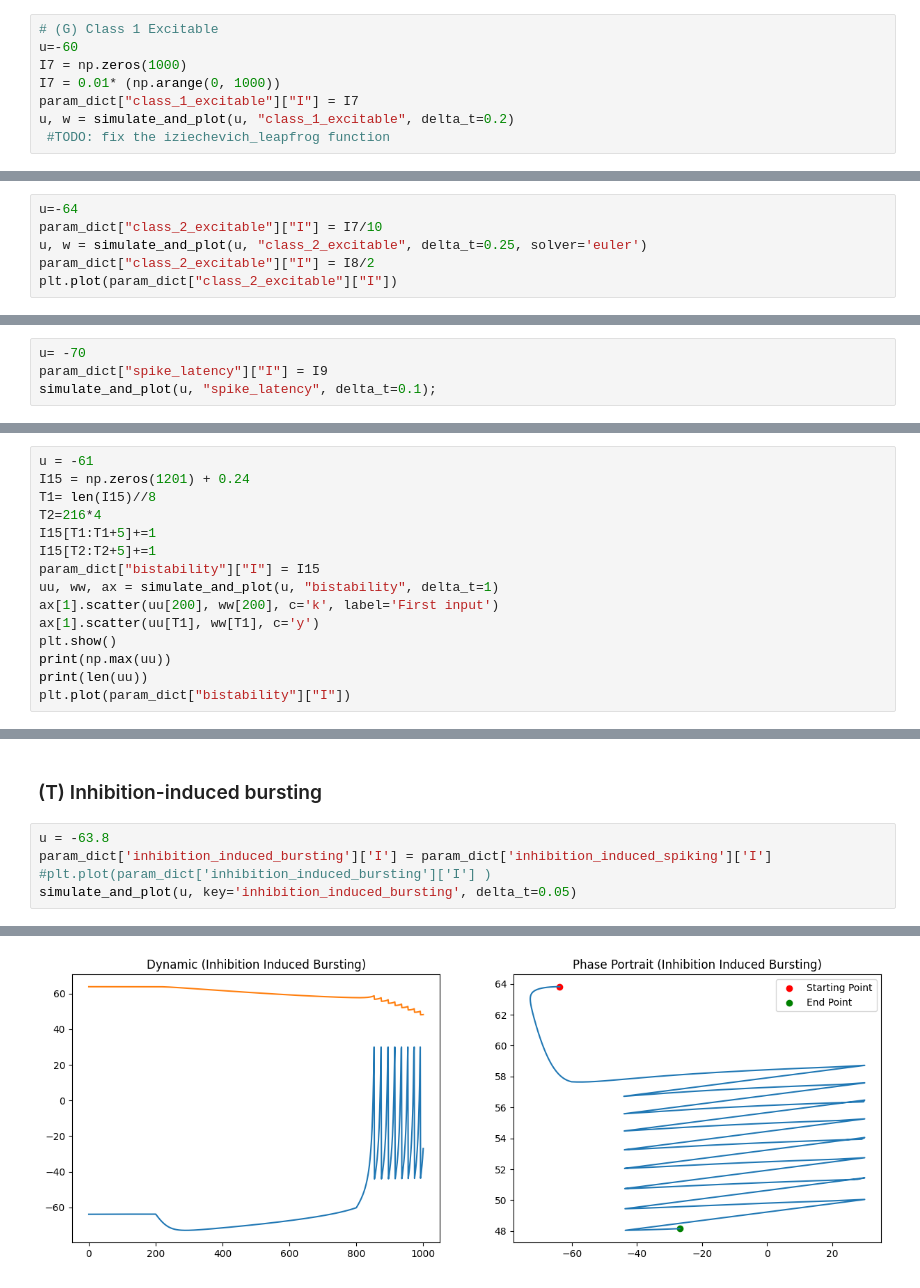
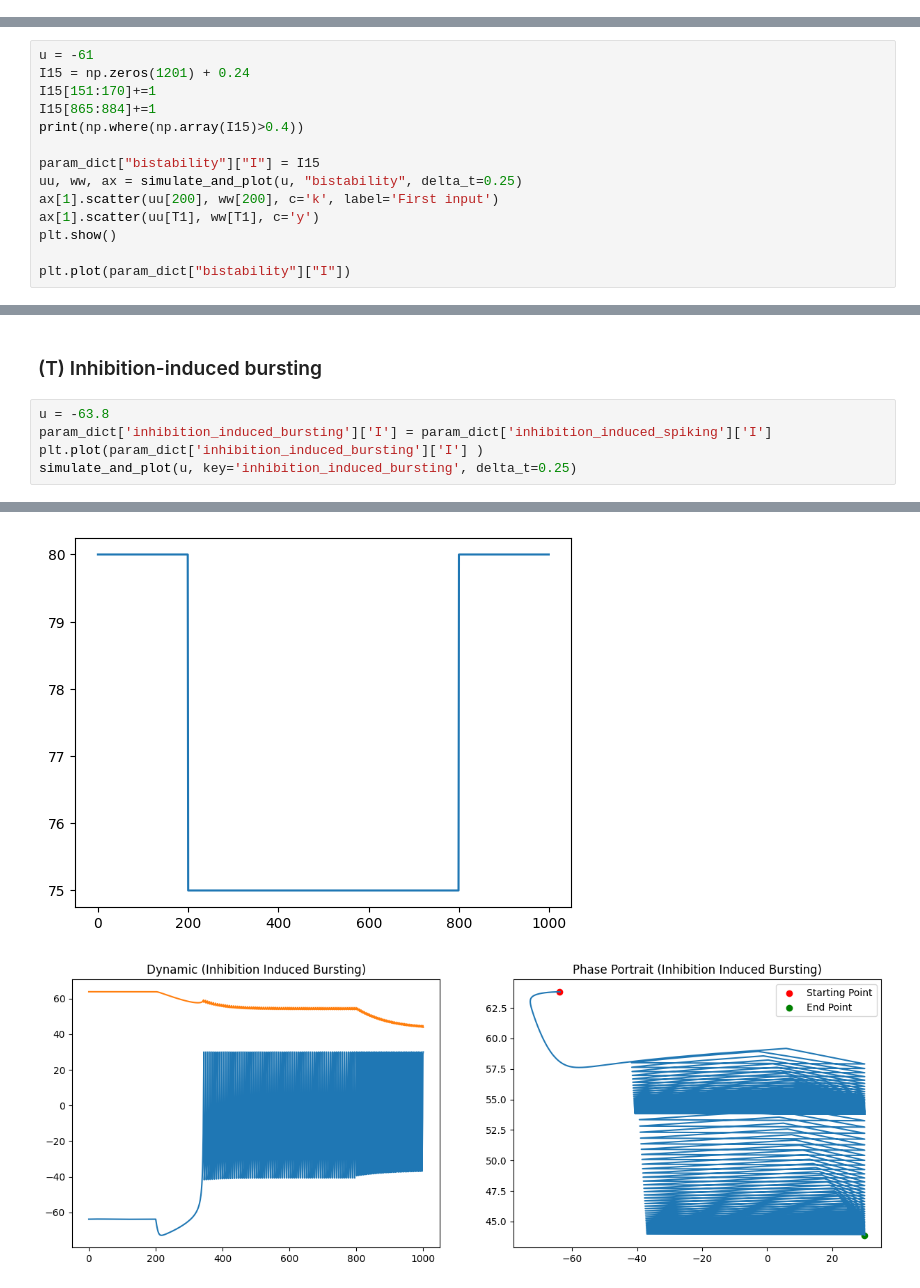
Before and after one commit to g-lago8/ComputationalNeuroScience, a Jupyter notebook: LAB1/assignment1.ipynb, the cells around one changed output, grey strips where cells are left out. Saved outputs shown, nothing was run; the diff lists cells and outputs as text.

```diff
--- a/LAB1/assignment1.ipynb
+++ b/LAB1/assignment1.ipynb
@@ -305,10 +284,2 @@ u, w = simulate_and_plot(u, "spike_frequency_adaptation", delta_t=0.1)
 # %% [markdown]
 ### (G) Class 1 Excitability
-# %%
-# (G) Class 1 Excitable
-u=-60
-I7 = np.zeros(1000)
-I7 = 0.01* (np.arange(0, 1000))
-param_dict["class_1_excitable"]["I"] = I7
-u, w = simulate_and_plot(u, "class_1_excitable", delta_t=0.2)
- #TODO: fix the iziechevich_leapfrog function
@@ -327,6 +309,0 @@ plt.plot(param_dict["class_2_excitable"]["I"])
-# %%
-u=-64
-param_dict["class_2_excitable"]["I"] = I7/10
-u, w = simulate_and_plot(u, "class_2_excitable", delta_t=0.25, solver='euler')
-param_dict["class_2_excitable"]["I"] = I8/2
-plt.plot(param_dict["class_2_excitable"]["I"])
@@ -337,6 +331,2 @@ plt.plot(param_dict["class_2_excitable"]["I"])
 # %% [markdown]
 ### (I) Spike Latency
-# %%
-u= -70
-param_dict["spike_latency"]["I"] = I9
-simulate_and_plot(u, "spike_latency", delta_t=0.1);
@@ -420,16 +438,15 @@ plt.plot(param_dict["threshold_variability"]["I"])
 # %%
 u = -61
 I15 = np.zeros(1201) + 0.24
-T1= len(I15)//8
-T2=216*4
-I15[T1:T1+5]+=1
-I15[T2:T2+5]+=1
+I15[151:170]+=1
+I15[865:884]+=1
+print(np.where(np.array(I15)>0.4))
+
 param_dict["bistability"]["I"] = I15
-uu, ww, ax = simulate_and_plot(u, "bistability", delta_t=1)
+uu, ww, ax = simulate_and_plot(u, "bistability", delta_t=0.25)
 ax[1].scatter(uu[200], ww[200], c='k', label='First input')
 ax[1].scatter(uu[T1], ww[T1], c='y')
 plt.show()
-print(np.max(uu))
-print(len(uu))
+
 plt.plot(param_dict["bistability"]["I"])
 # %% [output]
@@ -479,7 +498,7 @@ simulate_and_plot(u, key='inhibition_induced_spiking', delta_t=1)
 # %%
 u = -63.8
 param_dict['inhibition_induced_bursting']['I'] = param_dict['inhibition_induced_spiking']['I']
-#plt.plot(param_dict['inhibition_induced_bursting']['I'] )
-simulate_and_plot(u, key='inhibition_induced_bursting', delta_t=0.05)
+plt.plot(param_dict['inhibition_induced_bursting']['I'] )
+simulate_and_plot(u, key='inhibition_induced_bursting', delta_t=0.25)
 # %% [output]
 ([-63.8,
@@ -497,6 +516,7 @@ simulate_and_plot(u, key='inhibition_induced_bursting', delta_t=0.05)
 ... (1989 lines left out)
   ...],
  array([<Axes: title={'center': 'Dynamic (Inhibition Induced Bursting)'}>,
         <Axes: title={'center': 'Phase Portrait (Inhibition Induced Bursting)'}>],
        dtype=object))
-[figure, old version]
+[figure, new version]
+[figure, added]
```
Also changed, not shown: parts of 40 cells of this notebook, 2 other files.
